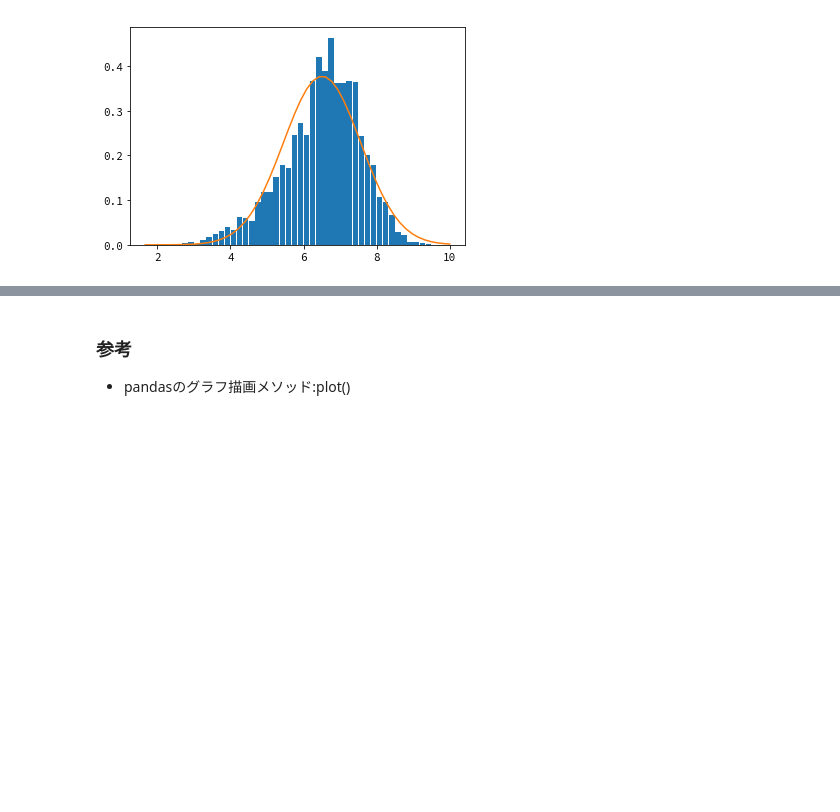
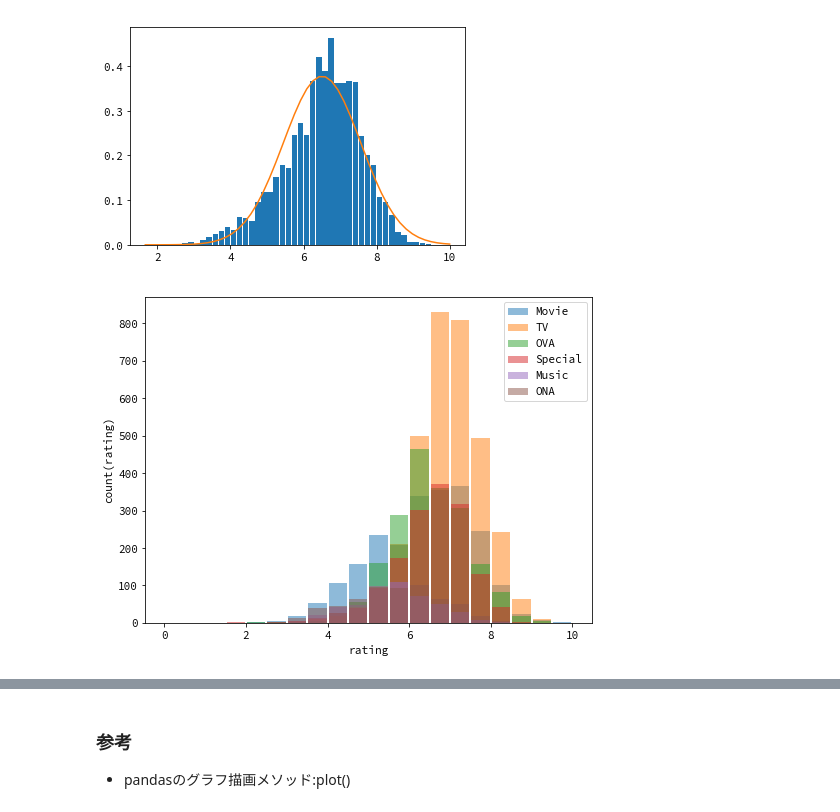
Before and after one commit to ikki02/Python, a Jupyter notebook: Matplotlib.ipynb, the cells around one changed output, grey strips where cells are left out. Cells and saved outputs as stored; diff of their text form; code cells hidden in the pictures; blank space fills up the shorter version.

```diff
--- a/Matplotlib.ipynb
+++ b/Matplotlib.ipynb
@@ -278,3 +278,27 @@ ax.plot(x,y)
 plt.show()
 # %% [output]
 [figure]
+# %%
+# 複数グループを重ねて表示
+types = df['type'].unique()
+labels = types.tolist() #tolist()は便利
+
+fig = plt.figure(figsize=(8,6))
+ax = fig.add_subplot(111)
+
+b_num = np.arange(0, 10.5, 0.5)
+
+for t in types:
+    ax.hist(df.loc[df['type']==t, 'rating'],  #この書き方重要
+            bins=b_num,
+            rwidth=0.9,
+            alpha=0.5, #不透明度を下げる。0のとき透明。1のとき不透明。
+            label=t)
+
+ax.legend()
+ax.set_xlabel('rating')
+ax.set_ylabel('count(rating)')
+
+plt.show()
+# %% [output]
+[figure, added]
```
Also changed, not shown: parts of 2 cells of this notebook.
